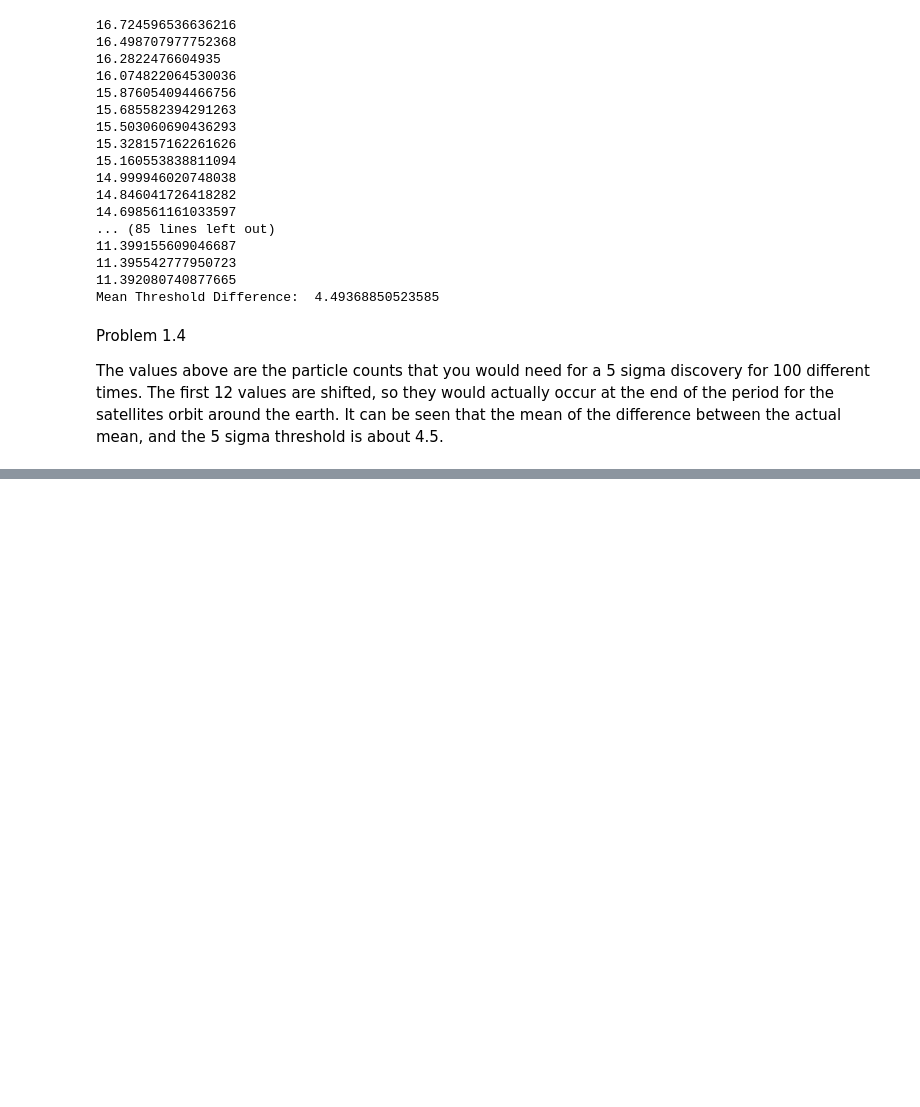
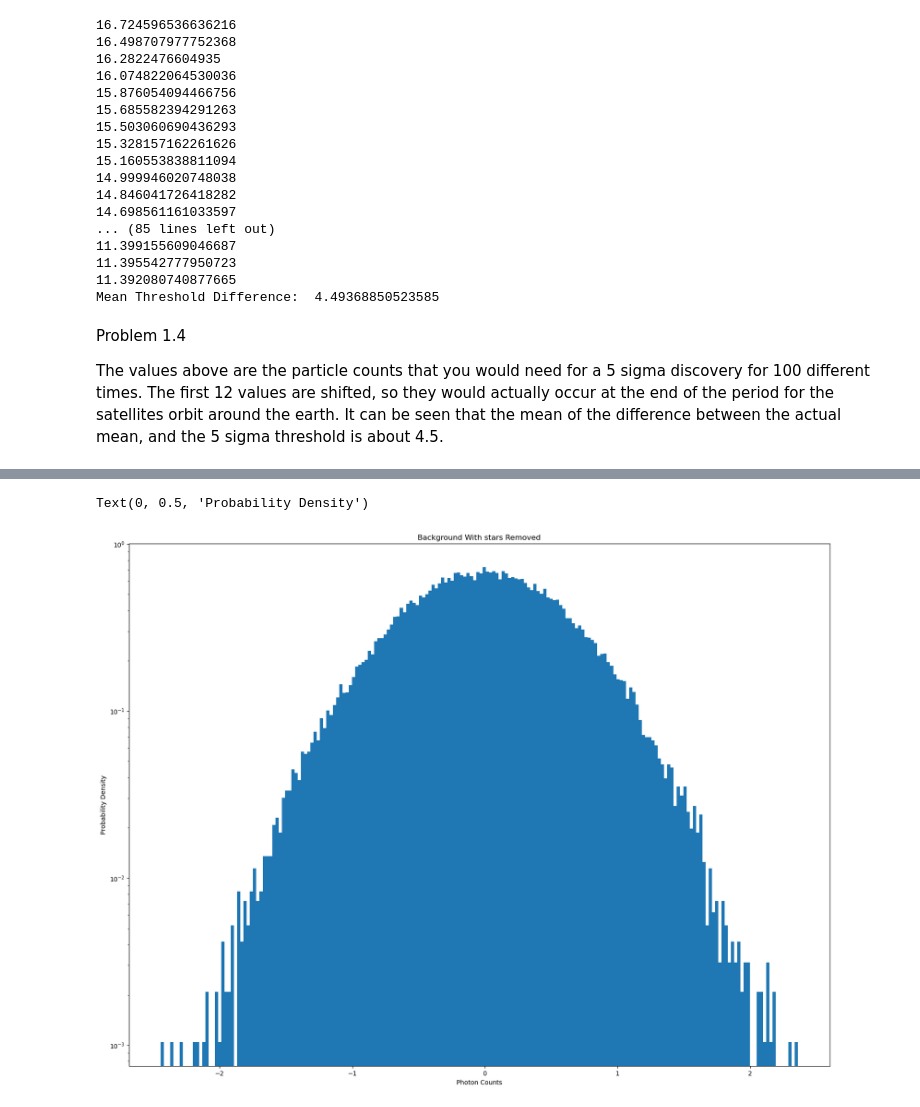
Before and after one commit to CameronPeloquin/PHYS_434, a Jupyter notebook: Lab4/Lab4.ipynb, the cells around one changed output, grey strips where cells are left out. Cells and saved outputs as stored; diff of their text form; code cells hidden in the pictures; blank space fills up the shorter version.

```diff
--- a/Lab4/Lab4.ipynb
+++ b/Lab4/Lab4.ipynb
@@ -230,0 +217,16 @@ plt.imshow(summed_images)
+# %%
+conv = data[:,:,1].flatten()
+for image in range(2,10):
+    conv = conv + data[:,:,image].flatten()
+
+conv = conv / 9
+
+no_stars = data[:,:,0].flatten() - conv
+plt.yscale('log')
+plt.hist(no_stars, 200, density=True)
+plt.title('Background With stars Removed')
+plt.xlabel('Photon Counts')
+plt.ylabel('Probability Density')
+# %% [output]
+Text(0, 0.5, 'Probability Density')
+[figure, added]
```
Also changed, not shown: parts of 17 cells of this notebook.
